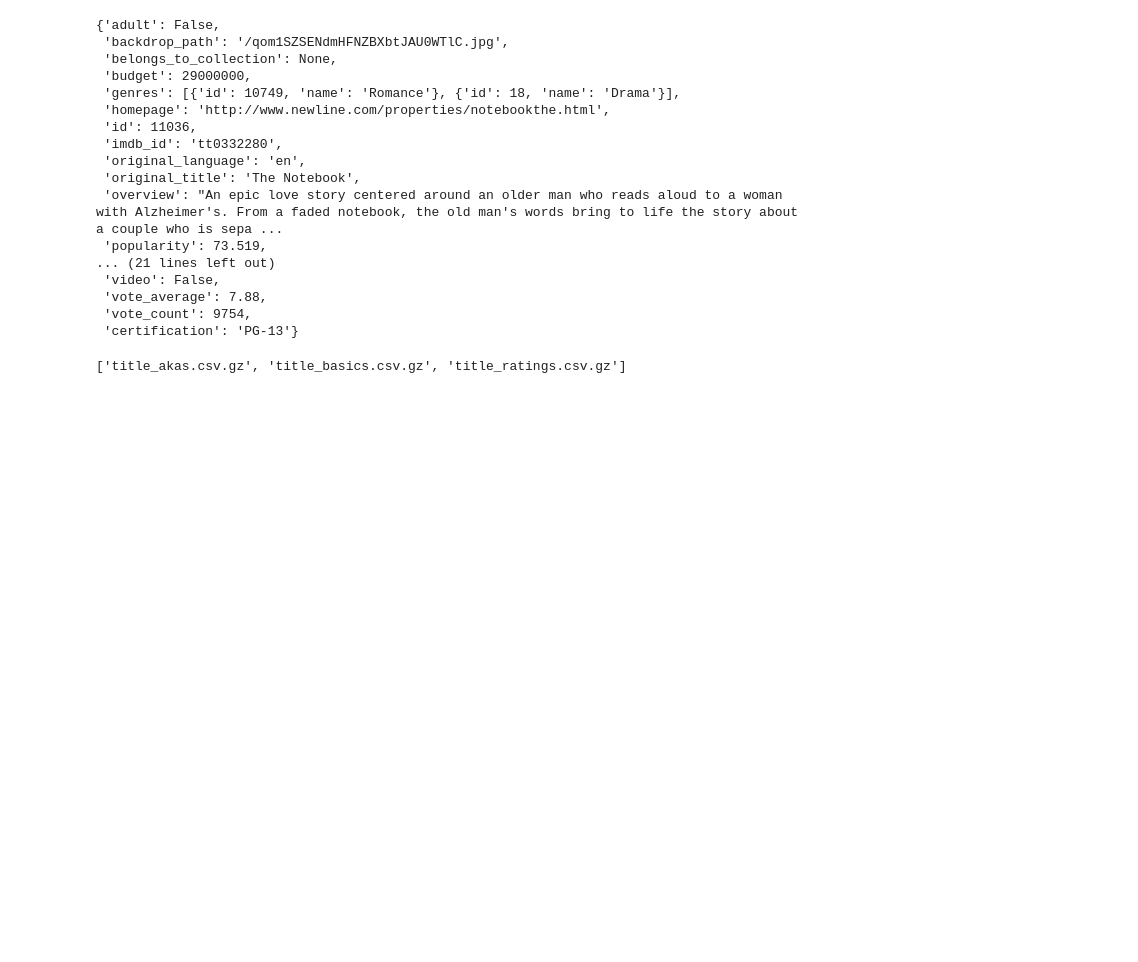
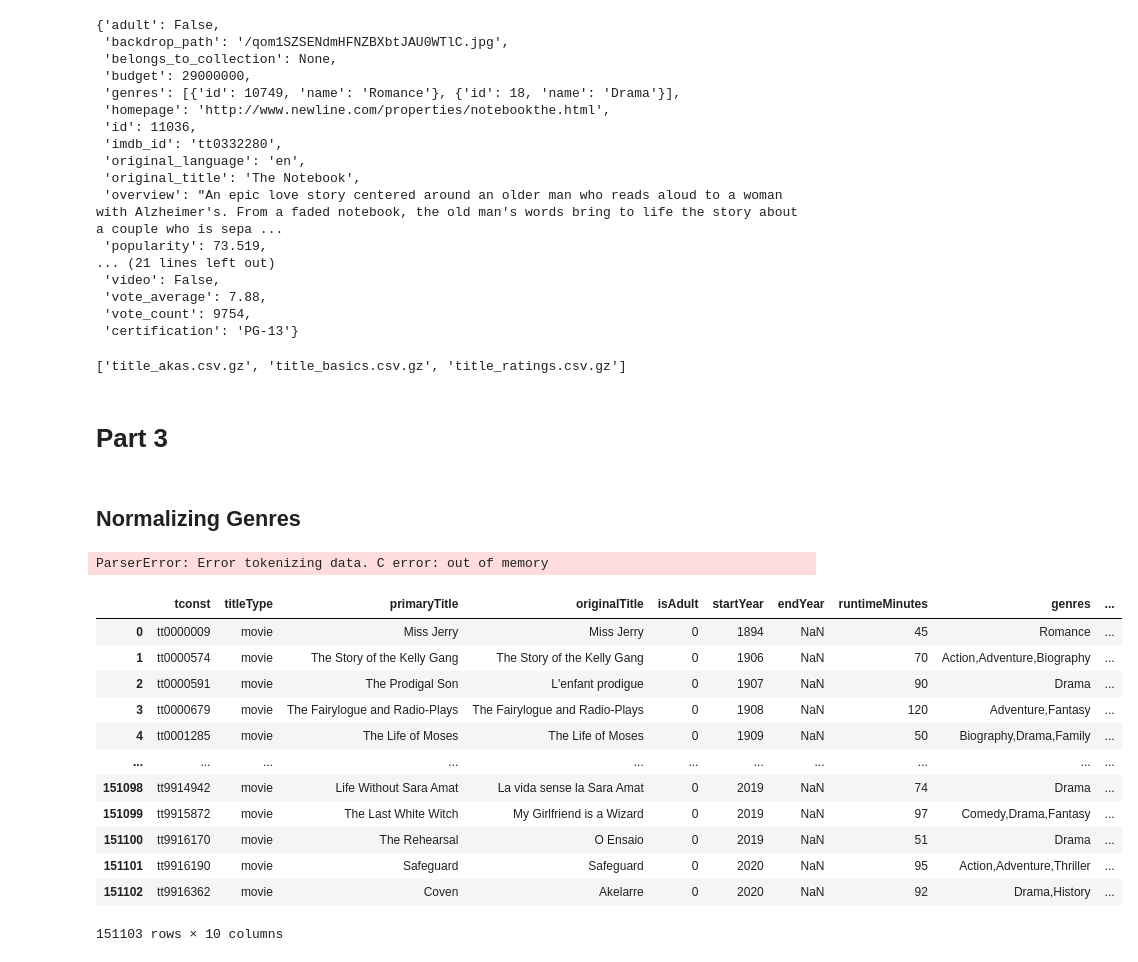
Before and after one commit to julianasaha/IMDB-project, a Jupyter notebook: Project 3.ipynb, the cells around one changed output. Drawn from its saved outputs; the diff is of its cells as text; code cells hidden in the pictures; blank space fills up the shorter version.

```diff
--- a/Project 3.ipynb
+++ b/Project 3.ipynb
@@ -340,3 +344,39 @@ for YEAR in tqdm_notebook(YEARS_TO_GET,desc='YEARS',position=0):
 
     final_year_df = pd.read_json(JSON_FILE)
     final_year_df.to_csv(f"{FOLDER}final_tmdb_data_{YEAR}.csv.gz", compression="gzip", index=False)
+# %% [markdown]
+# Part 3
+# %% [markdown]
+## **Normalizing Genres**
+# %%
+# Load data again
+# Load title basics file
+basics_df = pd.read_csv("Data/title_basics.csv.gz", low_memory = False)
+
+# Load title rating file
+rating_df = pd.read_csv("Data/title_ratings.csv.gz", low_memory = False)
+
+# Load in your csv.gz's of results for combined years
+combined = pd.read_csv("Data/tmdb_results_combined.csv.gz", low_memory = False)
+# %% [output]
+ParserError: Error tokenizing data. C error: out of memory
+# %%
+# Convert the single string of genres from title basics into 2 new tables
+
+# create a col with a list of genres
+basics_df['genres_split'] = basics_df['genres'].str.split(',')
+basics_df
+# %% [output]
+|  | tconst | titleType | primaryTitle | originalTitle | isAdult | startYear | endYear | runtimeMinutes | genres | ... |
+| 0 | tt0000009 | movie | Miss Jerry | Miss Jerry | 0 | 1894 | NaN | 45 | Romance | ... |
+| 1 | tt0000574 | movie | The Story of the Kelly Gang | The Story of the Kelly Gang | 0 | 1906 | NaN | 70 | Action,Adventure,Biography | ... |
+| 2 | tt0000591 | movie | The Prodigal Son | L'enfant prodigue | 0 | 1907 | NaN | 90 | Drama | ... |
+| 3 | tt0000679 | movie | The Fairylogue and Radio-Plays | The Fairylogue and Radio-Plays | 0 | 1908 | NaN | 120 | Adventure,Fantasy | ... |
+| 4 | tt0001285 | movie | The Life of Moses | The Life of Moses | 0 | 1909 | NaN | 50 | Biography,Drama,Family | ... |
+| ... | ... | ... | ... | ... | ... | ... | ... | ... | ... | ... |
+| 151098 | tt9914942 | movie | Life Without Sara Amat | La vida sense la Sara Amat | 0 | 2019 | NaN | 74 | Drama | ... |
+| 151099 | tt9915872 | movie | The Last White Witch | My Girlfriend is a Wizard | 0 | 2019 | NaN | 97 | Comedy,Drama,Fantasy | ... |
+| 151100 | tt9916170 | movie | The Rehearsal | O Ensaio | 0 | 2019 | NaN | 51 | Drama | ... |
+| 151101 | tt9916190 | movie | Safeguard | Safeguard | 0 | 2020 | NaN | 95 | Action,Adventure,Thriller | ... |
+| 151102 | tt9916362 | movie | Coven | Akelarre | 0 | 2020 | NaN | 92 | Drama,History | ... |
+151103 rows × 10 columns
```
Also changed, not shown: parts of 36 cells of this notebook, 2 other files.
